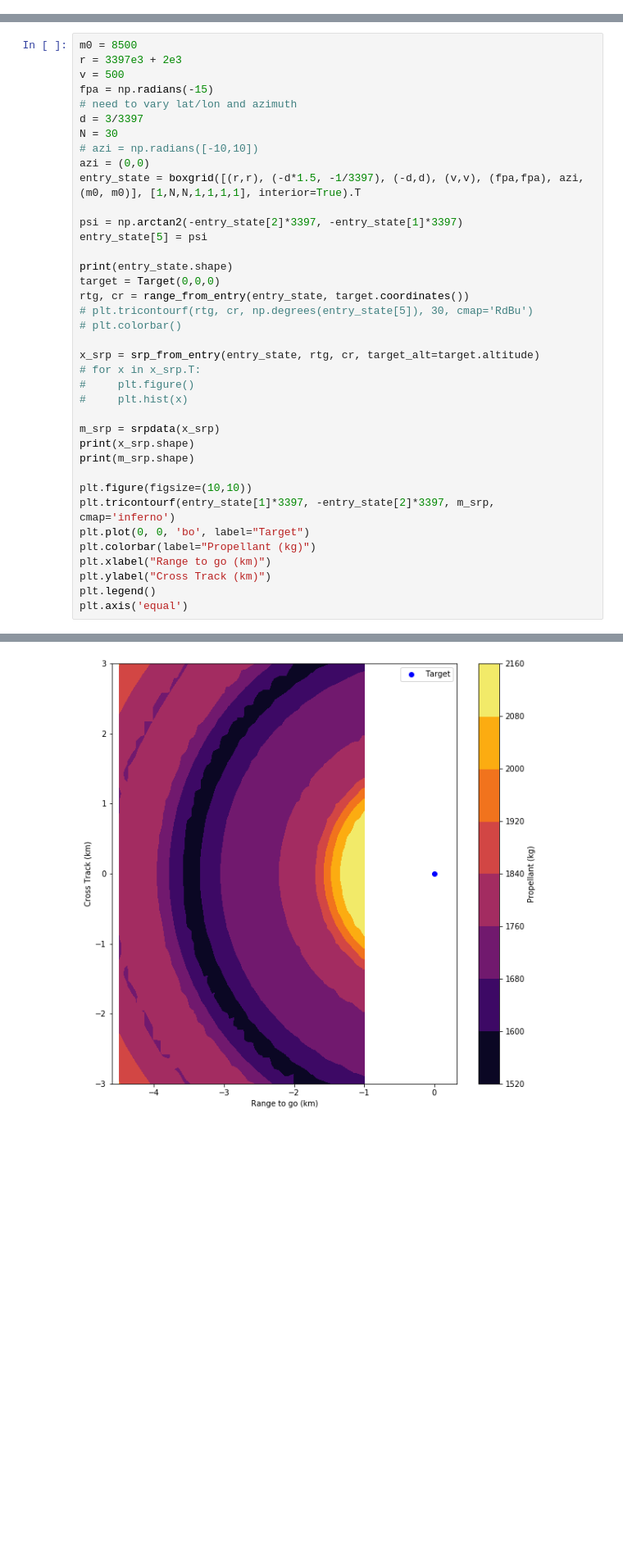
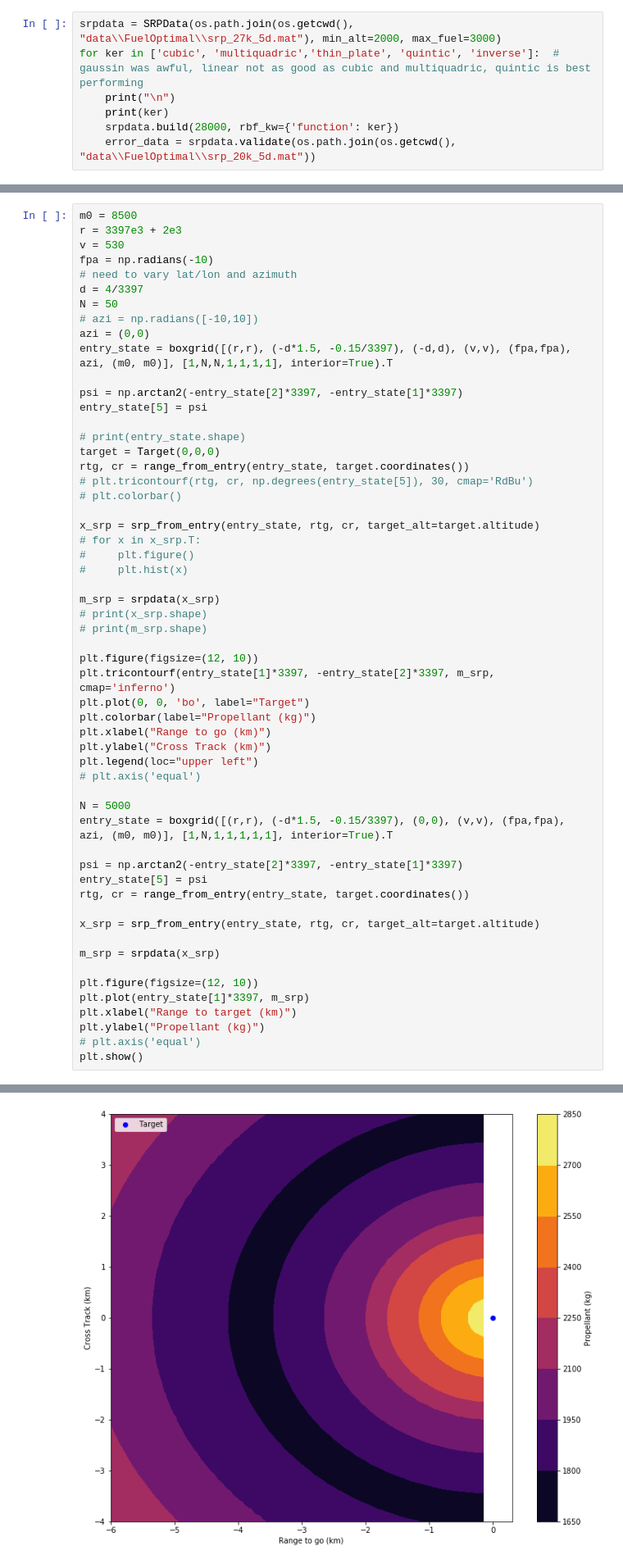
Before and after one commit to CDNoyes/EDL-Py, a Jupyter notebook: FuelOptimal.ipynb, the cells around one changed output, grey strips where cells are left out. Shown at 82% size. Saved outputs shown, nothing was run; the diff lists cells and outputs as text; blank space fills up the shorter version.

```diff
--- a/FuelOptimal.ipynb
+++ b/FuelOptimal.ipynb
@@ -1142,3 +1157,10 @@ srpdata.plot()
+# %%
+srpdata = SRPData(os.path.join(os.getcwd(), "data\\FuelOptimal\\srp_27k_5d.mat"), min_alt=2000, max_fuel=3000)
+for ker in ['cubic', 'multiquadric','thin_plate', 'quintic', 'inverse']:  # gaussin was awful, linear not as good as cubic and multiquadric, quintic is best performing
+    print("\n")
+    print(ker)
+    srpdata.build(28000, rbf_kw={'function': ker})
+    error_data = srpdata.validate(os.path.join(os.getcwd(), "data\\FuelOptimal\\srp_20k_5d.mat"))
 # %%
 # Demonstrate that the conversion process is correct
 
@@ -1168,19 +1190,19 @@ RTG: 0.0, CR: -5.7
 # %%
 m0 = 8500
 r = 3397e3 + 2e3
-v = 500
-fpa = np.radians(-15)
+v = 530
+fpa = np.radians(-10)
 # need to vary lat/lon and azimuth
-d = 3/3397
-N = 30
+d = 4/3397
+N = 50
 # azi = np.radians([-10,10])
 azi = (0,0)
-entry_state = boxgrid([(r,r), (-d*1.5, -1/3397), (-d,d), (v,v), (fpa,fpa), azi, (m0, m0)], [1,N,N,1,1,1,1], interior=True).T
+entry_state = boxgrid([(r,r), (-d*1.5, -0.15/3397), (-d,d), (v,v), (fpa,fpa), azi, (m0, m0)], [1,N,N,1,1,1,1], interior=True).T
 
 psi = np.arctan2(-entry_state[2]*3397, -entry_state[1]*3397)
 entry_state[5] = psi
 
-print(entry_state.shape)
+# print(entry_state.shape)
 target = Target(0,0,0)
 rtg, cr = range_from_entry(entry_state, target.coordinates())
 # plt.tricontourf(rtg, cr, np.degrees(entry_state[5]), 30, cmap='RdBu')
@@ -1192,15 +1214,33 @@ x_srp = srp_from_entry(entry_state, rtg, cr, target_alt=target.altitude)
 #     plt.hist(x)
 
 m_srp = srpdata(x_srp)
-print(x_srp.shape)
-print(m_srp.shape)
+# print(x_srp.shape)
+# print(m_srp.shape)
 
-plt.figure(figsize=(10,10))
+plt.figure(figsize=(12, 10))
 plt.tricontourf(entry_state[1]*3397, -entry_state[2]*3397, m_srp, cmap='inferno')
 plt.plot(0, 0, 'bo', label="Target")
 plt.colorbar(label="Propellant (kg)")
 plt.xlabel("Range to go (km)")
 plt.ylabel("Cross Track (km)")
-plt.legend()
-plt.axis('equal')
+plt.legend(loc="upper left")
+# plt.axis('equal')
+
+N = 5000
+entry_state = boxgrid([(r,r), (-d*1.5, -0.15/3397), (0,0), (v,v), (fpa,fpa), azi, (m0, m0)], [1,N,1,1,1,1,1], interior=True).T
+
+psi = np.arctan2(-entry_state[2]*3397, -entry_state[1]*3397)
+entry_state[5] = psi
+rtg, cr = range_from_entry(entry_state, target.coordinates())
+
+x_srp = srp_from_entry(entry_state, rtg, cr, target_alt=target.altitude)
+
+m_srp = srpdata(x_srp)
+
+plt.figure(figsize=(12, 10))
+plt.plot(entry_state[1]*3397, m_srp)
+plt.xlabel("Range to target (km)")
+plt.ylabel("Propellant (kg)")
+# plt.axis('equal')
+plt.show()
 # %% [output]
@@ -1211 +1247 @@ plt.axis('equal')
-[figure, old version]
+[figure, new version]
```
Also changed, not shown: parts of 7 cells of this notebook.
